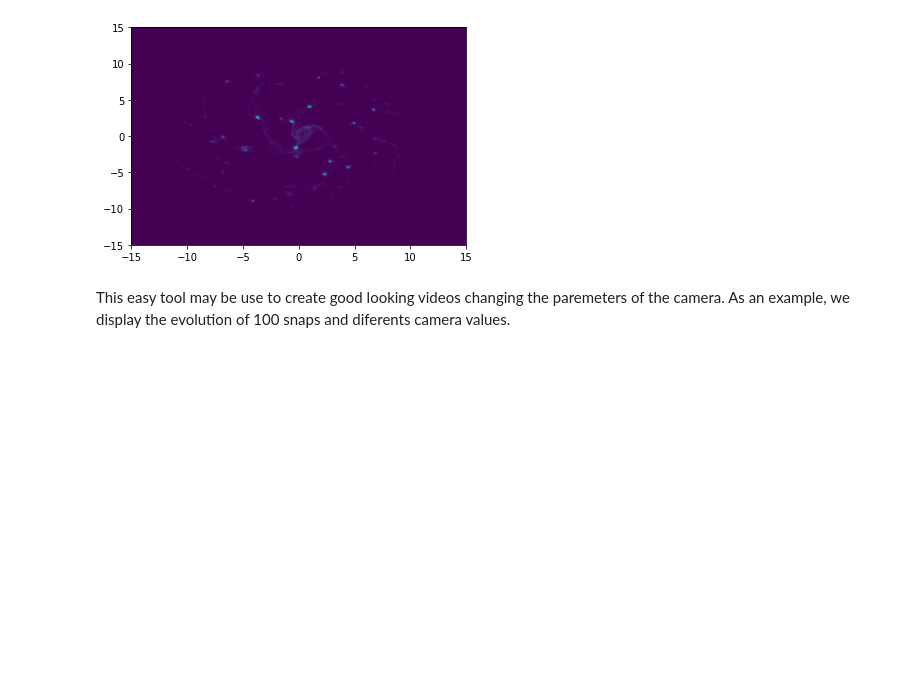
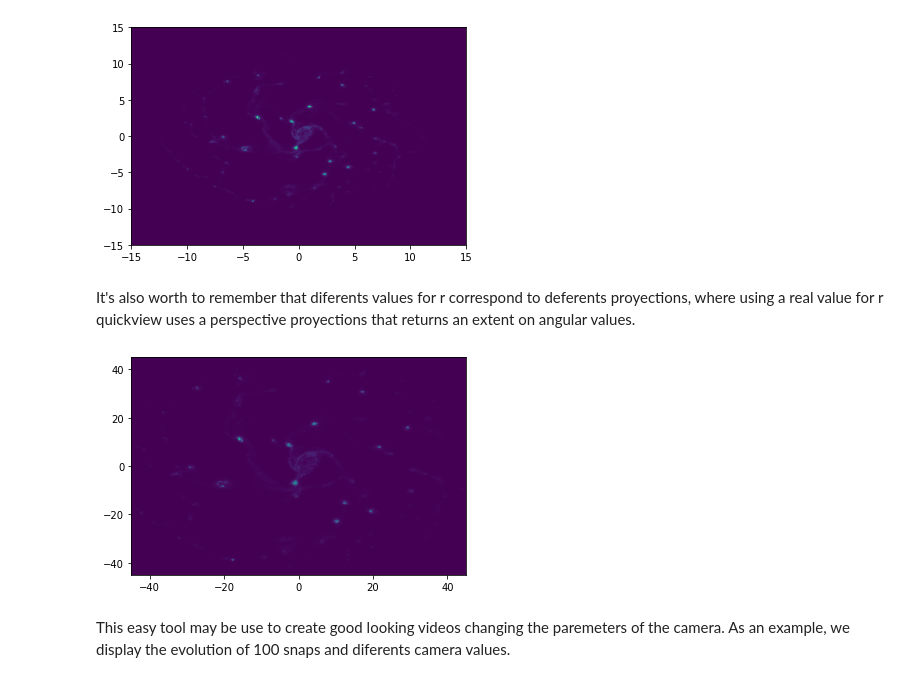
Before and after one commit to sebalepe/sphviewer_userguide, a Jupyter notebook: Sphviewer User Guide.ipynb, the cells around one changed output. Drawn from its saved outputs; the diff is of its cells as text; code cells hidden in the pictures; blank space fills up the shorter version.

```diff
--- a/Sphviewer User Guide.ipynb
+++ b/Sphviewer User Guide.ipynb
@@ -137,6 +137,12 @@ The class <b> SnapViewer counts with all of the basics sphviewer functions </b>,
 qv = snap.quickview(r='infinity', pos=pos, mass=mass, x=x,y=y,z=z, extent=extent)
 # %% [output]
 [figure]
+# %% [markdown]
+It's also worth to remember that diferents values for r correspond to deferents proyections, where using a real value for r quickview uses a perspective proyections that returns an extent on angular values.
+# %%
+qv = snap.quickview(r=10, pos=pos, mass=mass, x=x,y=y,z=z, extent=extent)
+# %% [output]
+[figure, added]
 # %% [markdown]
 This easy tool may be use to create good looking videos changing the paremeters of the camera. As an example, we display the evolution of 100 snaps and diferents camera values.
 # %% [markdown]
```
Also changed, not shown: parts of 23 cells of this notebook, 13 other files.
